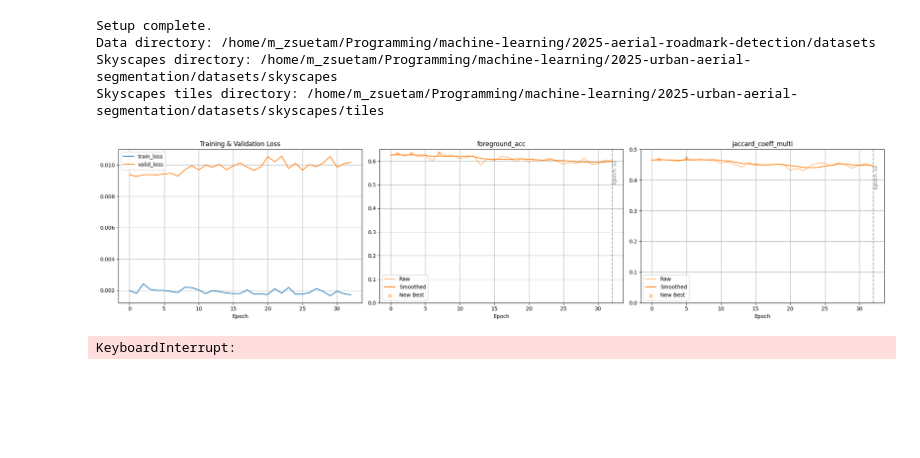
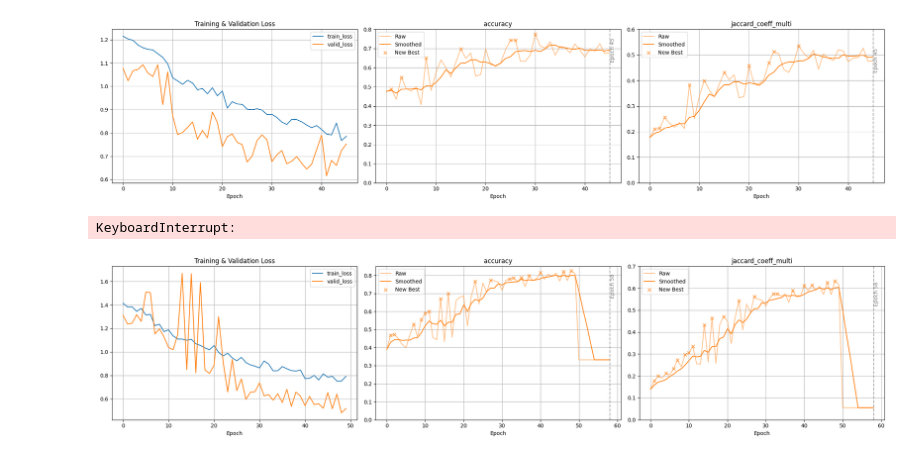
Before and after one commit to mzsuetam/computational-intelligence-proj, a Jupyter notebook: notebooks/monitor.ipynb, the cells around one changed output. Cells and saved outputs as stored; diff of their text form; code cells hidden in the pictures; blank space fills up the shorter version.

```diff
--- a/notebooks/monitor.ipynb
+++ b/notebooks/monitor.ipynb
@@ -6,28 +6,12 @@ import matplotlib.pyplot as plt
 from IPython.display import clear_output
 import time
 # %%
-ROOT_DIR = (Path('..') / '..').resolve()
+ROOT_DIR = (Path('..')).resolve()
 assert(ROOT_DIR.resolve().exists())
 
-DATA_DIR = (ROOT_DIR / 'datasets')
-
-SKYSCAPES_DIR = (DATA_DIR / 'skyscapes').resolve()
-
-SKYSCAPES_TILES_DIR = SKYSCAPES_DIR / 'tiles'
-SKYSCAPES_TILES_DIR.mkdir(parents=True, exist_ok=True)
-
-LOGS_DIR = ROOT_DIR/'logs'
-LOGS_DIR.mkdir(parents=True, exist_ok=True)
-
-print("Setup complete.")
-print(f"Data directory: {DATA_DIR}")
-print(f"Skyscapes directory: {SKYSCAPES_DIR}")
-print(f"Skyscapes tiles directory: {SKYSCAPES_TILES_DIR}")
+EXPERIMENTS_DIR = ROOT_DIR / 'experiments'
+LOGS_DIR = EXPERIMENTS_DIR / 'logs'
+assert(LOGS_DIR.exists()), f"Logs directory {LOGS_DIR} does not exist!"
-# %% [output]
-Setup complete.
-Data directory: /home/m_zsuetam/Programming/machine-learning/2025-aerial-roadmark-detection/datasets
-Skyscapes directory: /home/m_zsuetam/Programming/machine-learning/2025-urban-aerial-segmentation/datasets/skyscapes
-Skyscapes tiles directory: /home/m_zsuetam/Programming/machine-learning/2025-urban-aerial-segmentation/datasets/skyscapes/tiles
 # %%
 def calc_ylims(ax, step=0.1):
     y_min, y_max = ax.get_ylim()
@@ -114,7 +98,12 @@ def monitor_training(csv_path='history.csv', interval_ms=500, hide_metrics=None)
 
         time.sleep(interval_ms / 1000)
 # %%
-monitor_training(LOGS_DIR / 'segmentation_log.csv', hide_metrics=['dice_multi', 'masked_jaccard_coeff_multi'])
+monitor_training(LOGS_DIR / 'segmentation_log.csv', hide_metrics=['dice_multi'], interval_ms=2*1000)
 # %% [output]
-[figure, old version]
+[figure, new version]
 KeyboardInterrupt:
+# %%
+df = pd.read_csv(LOGS_DIR / 'baseline_log.csv',)
+plot_history(df, hide_metrics=['dice_multi'])
+# %% [output]
+[figure, added]
```
Also changed, not shown: 3 other files.
